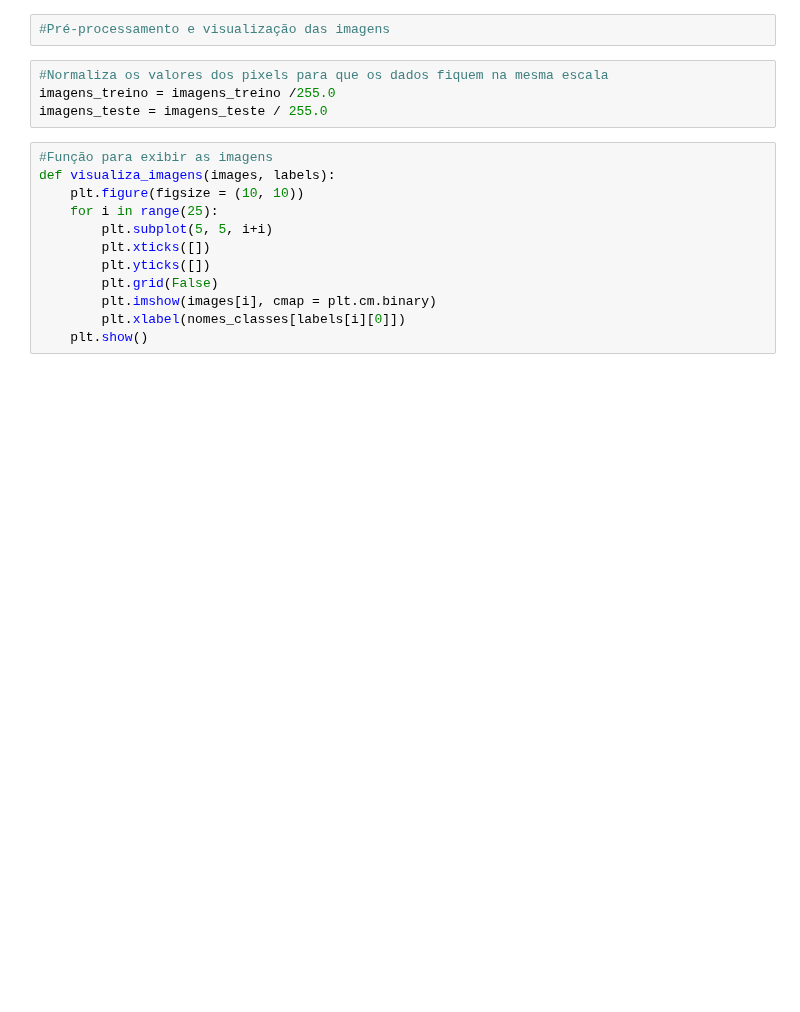
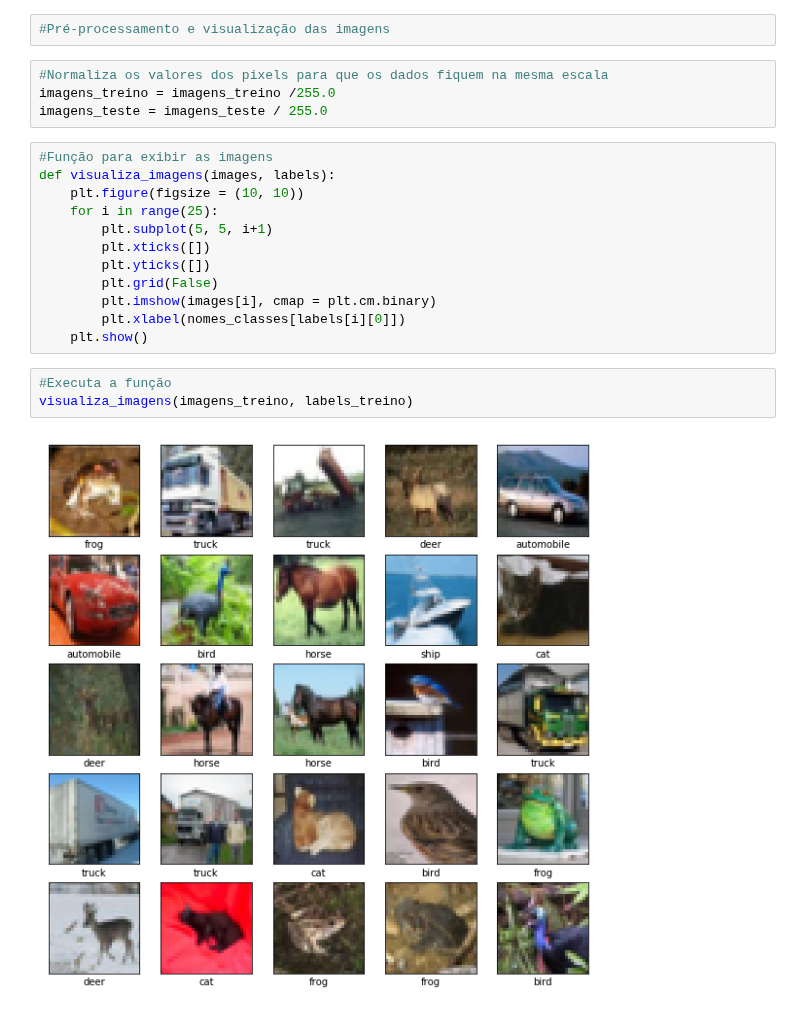
Before and after one commit to leandroclv/DSA_Python, a Jupyter notebook: deep_learning/deep_learning.ipynb, the cells around one changed output. Cells and saved outputs as stored; diff of their text form; blank space fills up the shorter version.

```diff
--- a/deep_learning/deep_learning.ipynb
+++ b/deep_learning/deep_learning.ipynb
@@ -39,10 +35,15 @@ imagens_teste = imagens_teste / 255.0
 def visualiza_imagens(images, labels):
     plt.figure(figsize = (10, 10))
     for i in range(25):
-        plt.subplot(5, 5, i+i)
+        plt.subplot(5, 5, i+1)
         plt.xticks([])
         plt.yticks([])
         plt.grid(False)
         plt.imshow(images[i], cmap = plt.cm.binary)
         plt.xlabel(nomes_classes[labels[i][0]])
     plt.show()
+# %%
+#Executa a função
+visualiza_imagens(imagens_treino, labels_treino)
+# %% [output]
+[figure, added]
```
Also changed, not shown: parts of 1 cell of this notebook.
